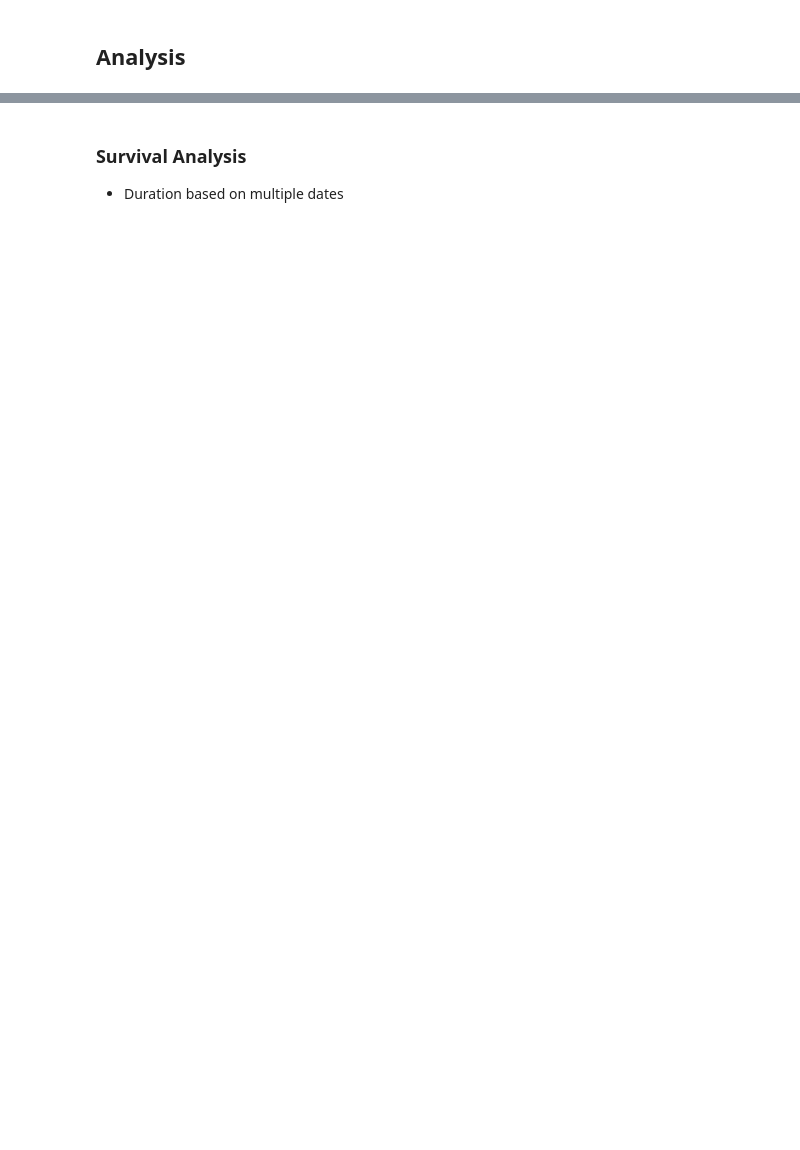
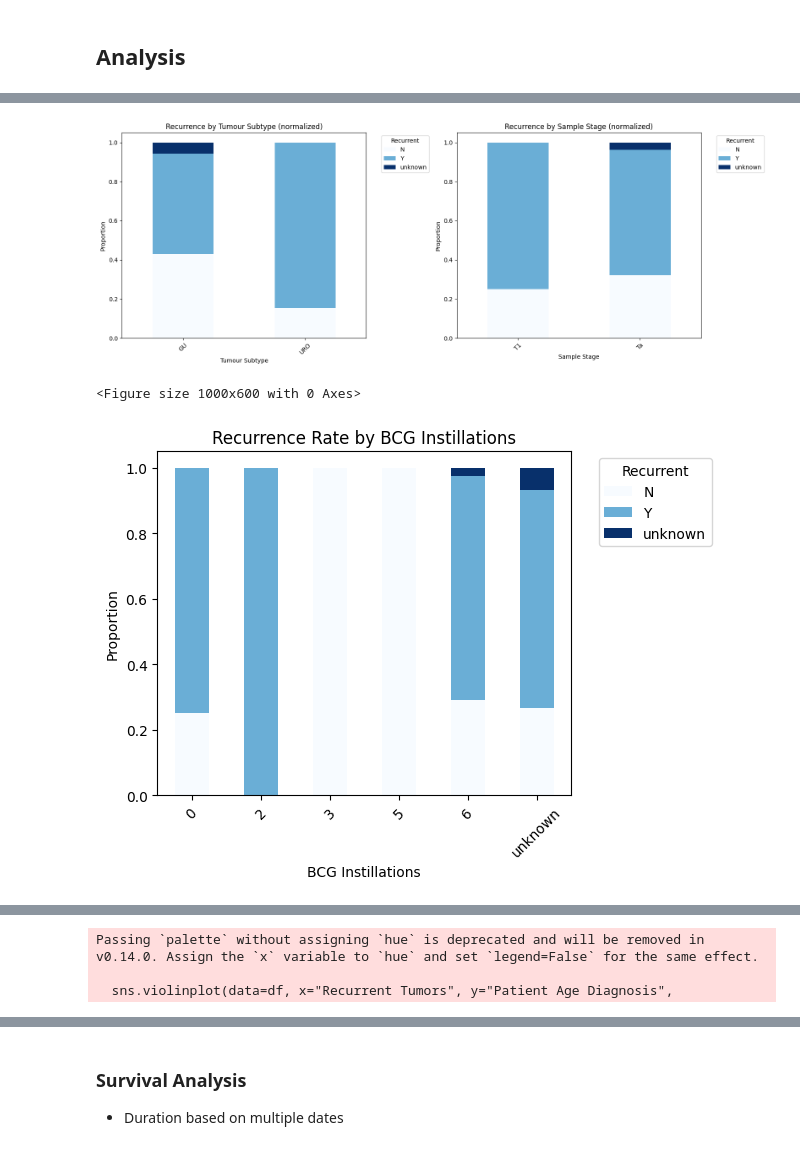
Before and after one commit to sophiasiliu/data-module, a Jupyter notebook: module_plan.ipynb, the cells around one changed output, grey strips where cells are left out. Drawn from its saved outputs; the diff is of its cells as text; code cells hidden in the pictures; blank space fills up the shorter version.

```diff
--- a/module_plan.ipynb
+++ b/module_plan.ipynb
@@ -248,0 +289,67 @@ plt.show()
+# %%
+# Recurrence & Treatment Patterns
+
+# Recurrence by Tumour Subtype
+fig, axes = plt.subplots(1, 2, figsize=(16, 6))
+
+ct_rec = pd.crosstab(df["Subtype"], df["Recurrent Tumors"])
+ct_rec_norm = ct_rec.div(ct_rec.sum(axis=1), axis=0)
+
+ct_rec_norm.plot(kind="bar", stacked=True, ax=axes[0], colormap="Blues")
+axes[0].set_title("Recurrence by Tumour Subtype (normalized)")
+axes[0].set_xlabel("Tumour Subtype")
+axes[0].set_ylabel("Proportion")
+axes[0].tick_params(axis="x", rotation=45)
+axes[0].legend(title="Recurrent", bbox_to_anchor=(1.05, 1), loc="upper left")
+
+# Recurrence by Stage
+ct_stage_rec = pd.crosstab(df["Sample Stage"], df["Recurrent Tumors"], normalize="index")
+ct_stage_rec.plot(kind="bar", stacked=True, ax=axes[1], colormap="Blues")
+axes[1].set_title("Recurrence by Sample Stage (normalized)")
+axes[1].set_xlabel("Sample Stage")
+axes[1].set_ylabel("Proportion")
+axes[1].tick_params(axis="x", rotation=45)
+axes[1].legend(title="Recurrent", bbox_to_anchor=(1.05, 1), loc="upper left")
+
+plt.tight_layout()
+plt.show()
+
+
+# BCG Instillations vs Recurrence
+plt.figure(figsize=(10, 6))
+bcg_rec = pd.crosstab(df["BCG Instillations"], df["Recurrent Tumors"], normalize="index")
+bcg_rec.plot(kind="bar", stacked=True, colormap="Blues")
+plt.title("Recurrence Rate by BCG Instillations")
+plt.xlabel("BCG Instillations")
+plt.ylabel("Proportion")
+plt.xticks(rotation=45)
+plt.legend(title="Recurrent", bbox_to_anchor=(1.05, 1), loc="upper left")
+plt.tight_layout()
+plt.show()
+
+
+# Lifetime TURBTs vs Recurrence (heatmap)
+plt.figure(figsize=(10, 6))
+turbt_rec = pd.crosstab(df["Lifetime Number Of TURBTs"], df["Recurrent Tumors"])
+sns.heatmap(turbt_rec, annot=True, fmt="d", cmap="Blues", linewidths=0.5)
+plt.title("Lifetime Number of TURBTs vs Recurrence (counts)")
+plt.xlabel("Recurrent Tumors")
+plt.ylabel("Lifetime Number of TURBTs")
+plt.tight_layout()
+plt.show()
+
+
+# Age distribution — recurrent vs non-recurrent
+plt.figure(figsize=(10, 6))
+sns.violinplot(data=df, x="Recurrent Tumors", y="Patient Age Diagnosis",
+               palette="Blues", inner="box")
+plt.title("Age at Diagnosis: Recurrent vs Non-Recurrent Tumours")
+plt.xlabel("Recurrent Tumors")
+plt.ylabel("Age at Diagnosis")
+plt.xticks(rotation=45)
+plt.tight_layout()
+plt.show()
+# %% [output]
+[figure, added]
+<Figure size 1000x600 with 0 Axes>
+[figure, added]
@@ -248,0 +357,3 @@ plt.show()
+Passing `palette` without assigning `hue` is deprecated and will be removed in v0.14.0. Assign the `x` variable to `hue` and set `legend=False` for the same effect.
+
+  sns.violinplot(data=df, x="Recurrent Tumors", y="Patient Age Diagnosis",
```
Also changed, not shown: parts of 7 cells of this notebook.
